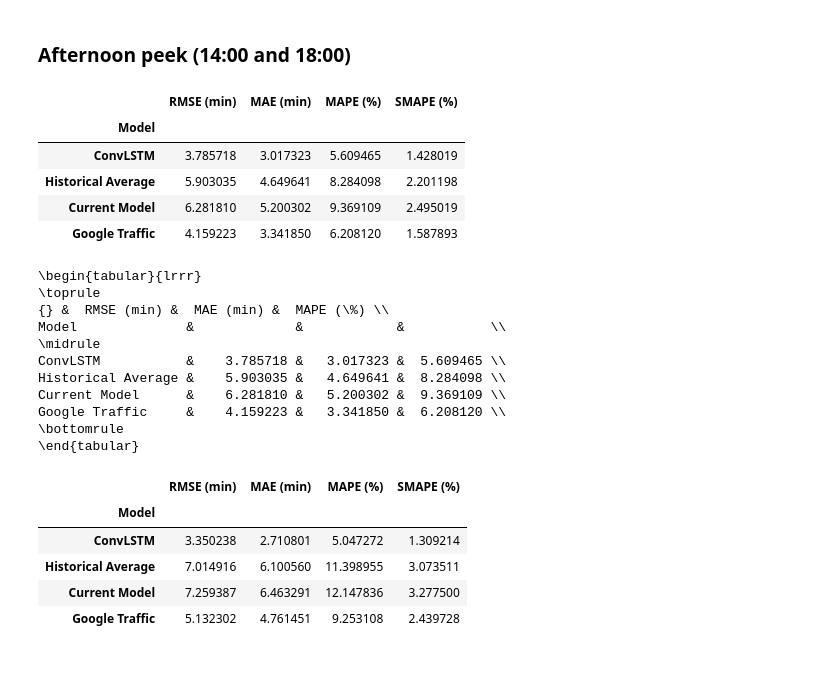
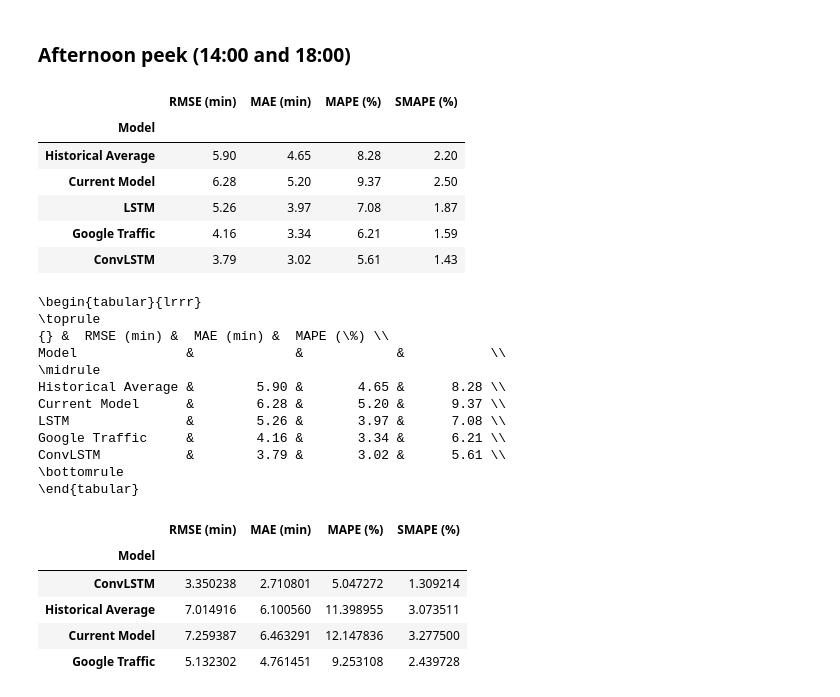
Before and after one commit to niklascp/bus-arrival-convlstm, a Jupyter notebook: jupyter/Comparison.ipynb, the cells around one changed output. Saved outputs shown, nothing was run; the diff lists cells and outputs as text; code cells hidden in the pictures; blank space fills up the shorter version.

```diff
--- a/jupyter/Comparison.ipynb
+++ b/jupyter/Comparison.ipynb
@@ -26,7 +26,7 @@ numpy ver.: 1.12.1
 pandas ver.: 0.20.1
 # %%
 def comparison_matrix(data):
-    models = ['ConvLSTM', 'Historical Average', 'Current Model', 'Google Traffic']
+    models = ['Historical Average', 'Current Model', 'LSTM', 'Google Traffic', 'ConvLSTM']
     results = pd.DataFrame(columns = ['Model', 'RMSE (min)', 'MAE (min)', 'MAPE (%)', 'SMAPE (%)'])
     for m in models:
         rmse = np.sqrt(np.mean((data['Ground Truth'] - data[m])**2))
@@ -74,3 +76,5 @@ ts_gmaps = pd.read_csv('../data/google/data_prepared.csv', index_col = 0, parse_
+# %%
+ts_lstm = pd.read_csv('../data/Output-PureLSTM.csv', index_col = 0, parse_dates = True)
 # %% [markdown]
 ### Load and transform Historical Average
 # %%
@@ -84,6 +88,7 @@ Collect statistics into single data frame.
 # %%
 comp = pd.DataFrame(index = ix, data = ts_true.sum(axis = 1) / 60, columns = ['Ground Truth'])
 comp['ConvLSTM'] = ts_convlstm.sum(axis = 1) / 60
+comp['LSTM'] = ts_lstm.sum(axis = 1) / 60
 comp['Historical Average'] = ts_ha.sum(axis = 1) / 60
 comp['Current Model'] = ts_cm.sum(axis = 1) / 60
 comp['Google Traffic'] = ts_gmaps.sum(axis = 1) / 60
@@ -222,26 +232,28 @@ Google Traffic     &        5.25 &       4.62 &      9.17 \\
 ### Afternoon peek (14:00 and 18:00)
 # %%
 comp_weekdays_ap = comp_[(comp_['Day'] != 'Saturday') & (comp_['Day'] != 'Sunday')].between_time('14:00', '18:00')
-comparison_matrix(comp_weekdays_ap)
+comparison_matrix(comp_weekdays_ap).round(2)
 # %% [output]
 |  | RMSE (min) | MAE (min) | MAPE (%) | SMAPE (%) |
 | Model |  |  |  |  |
-| ConvLSTM | 3.785718 | 3.017323 | 5.609465 | 1.428019 |
-| Historical Average | 5.903035 | 4.649641 | 8.284098 | 2.201198 |
-| Current Model | 6.281810 | 5.200302 | 9.369109 | 2.495019 |
-| Google Traffic | 4.159223 | 3.341850 | 6.208120 | 1.587893 |
+| Historical Average | 5.90 | 4.65 | 8.28 | 2.20 |
+| Current Model | 6.28 | 5.20 | 9.37 | 2.50 |
+| LSTM | 5.26 | 3.97 | 7.08 | 1.87 |
+| Google Traffic | 4.16 | 3.34 | 6.21 | 1.59 |
+| ConvLSTM | 3.79 | 3.02 | 5.61 | 1.43 |
 # %%
-print(comparison_matrix(comp_weekdays_ap).drop('SMAPE (%)', axis = 1).to_latex())
+print(comparison_matrix(comp_weekdays_ap).drop('SMAPE (%)', axis = 1).round(2).to_latex())
 # %% [output]
 \begin{tabular}{lrrr}
 \toprule
 {} &  RMSE (min) &  MAE (min) &  MAPE (\%) \\
 Model              &             &            &           \\
 \midrule
-ConvLSTM           &    3.785718 &   3.017323 &  5.609465 \\
-Historical Average &    5.903035 &   4.649641 &  8.284098 \\
-Current Model      &    6.281810 &   5.200302 &  9.369109 \\
-Google Traffic     &    4.159223 &   3.341850 &  6.208120 \\
+Historical Average &        5.90 &       4.65 &      8.28 \\
+Current Model      &        6.28 &       5.20 &      9.37 \\
+LSTM               &        5.26 &       3.97 &      7.08 \\
+Google Traffic     &        4.16 &       3.34 &      6.21 \\
+ConvLSTM           &        3.79 &       3.02 &      5.61 \\
 \bottomrule
 \end{tabular}
 # %%
```
Also changed, not shown: parts of 6 cells of this notebook, 15 other files.
